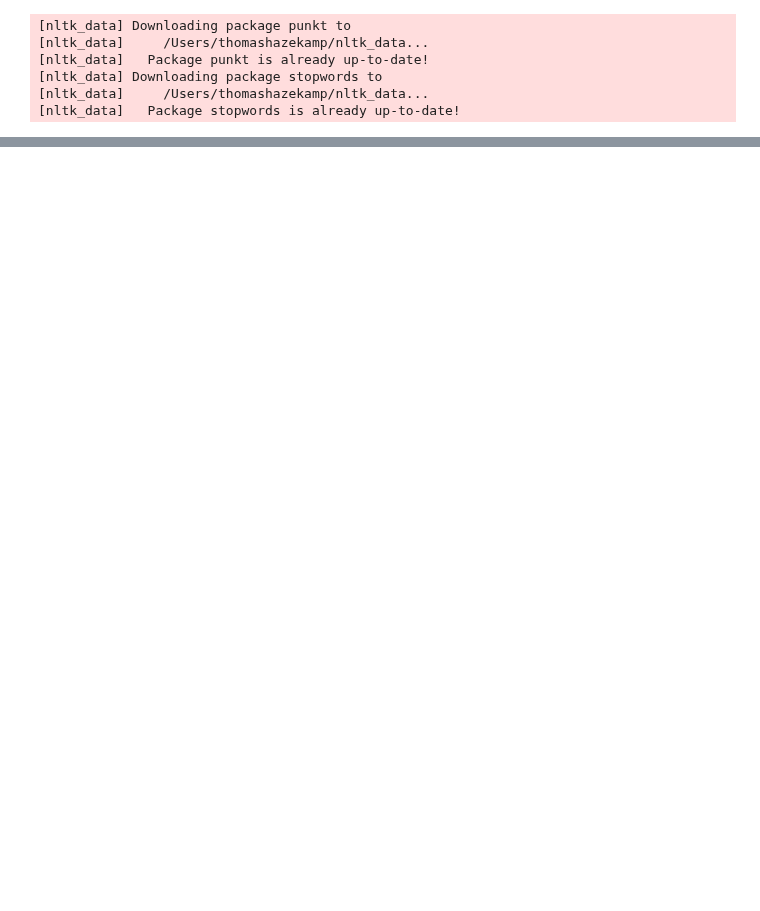
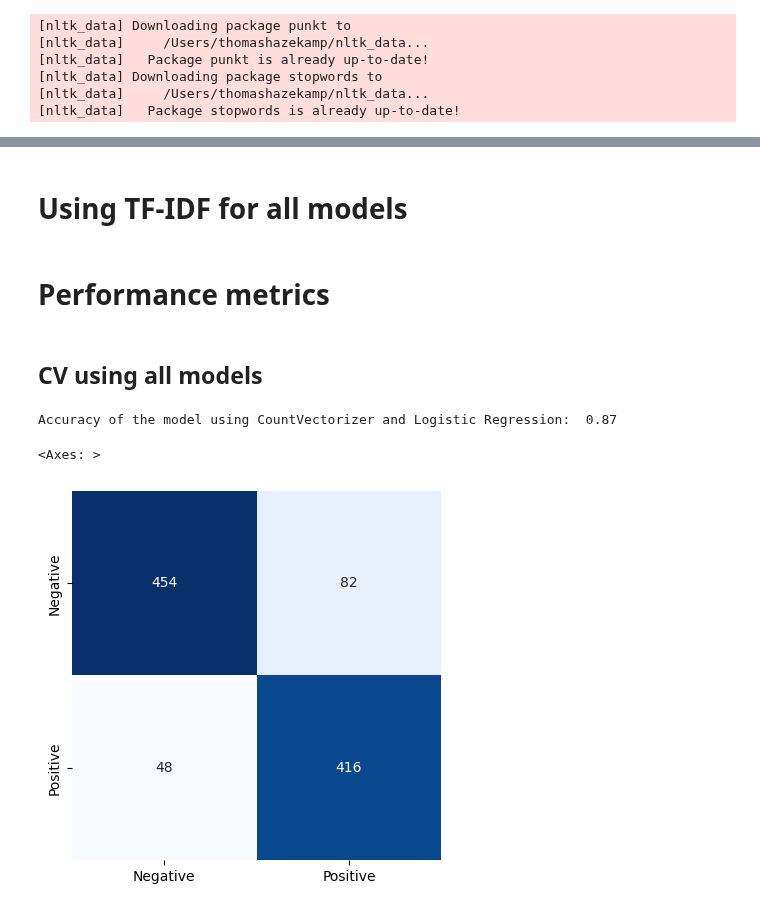
Before and after one commit to thomashazekamp/ForkNFind, a Jupyter notebook: src/sentiment_analysis/ipynb_documentation_testing_cleaning_files/yelp_testing_doc_sentiment_analysis.ipynb, the cells around one changed output, grey strips where cells are left out. Saved outputs shown, nothing was run; the diff lists cells and outputs as text; code cells hidden in the pictures; blank space fills up the shorter version.

```diff
--- a/src/sentiment_analysis/ipynb_documentation_testing_cleaning_files/yelp_testing_doc_sentiment_analysis.ipynb
+++ b/src/sentiment_analysis/ipynb_documentation_testing_cleaning_files/yelp_testing_doc_sentiment_analysis.ipynb
@@ -268,0 +287,5 @@ def fit_tfidf(text_corpus):
+# %%
+from sklearn.model_selection import train_test_split
+import random
+
+x_train, x_test, y_train, y_test = train_test_split(x, y, random_state=0, train_size=0.8)
@@ -268,0 +328,13 @@ def fit_tfidf(text_corpus):
+# %%
+cv = fit_cv(x_train) # only fit on the training data
+x_train_cv = cv.transform(x_train) # transform the training data
+x_test_cv = cv.transform(x_test) # transform the testing data
+
+
+model_lr_cv = fit_lr(x_train_cv, y_train) # fit the model on the training data ### logistic regression
+model_nb_cv = fit_nb(x_train_cv, y_train) # fit the model on the training data ### naive bayes
+model_svm_cv = fit_svm(x_train_cv, y_train) # fit the model on the training data ### support vector machine
+model_rf_cv = fit_rf(x_train_cv, y_train) # fit the model on the training data ### random forest
+model_gbm_cv = fit_gbm(x_train_cv, y_train) # fit the model on the training data ### gradient boosting machine
+# %% [markdown]
+# Using TF-IDF for all models
@@ -268,0 +351,25 @@ def fit_tfidf(text_corpus):
+# %% [markdown]
+# Performance metrics
+# %% [markdown]
+## CV using all models
+# %%
+import seaborn as sns
+from sklearn.metrics import accuracy_score, confusion_matrix
+
+y_predict_lr_cv = model_lr_cv.predict(x_test_cv)
+y_predict_nb_cv = model_nb_cv.predict(x_test_cv)
+y_predict_svm_cv = model_svm_cv.predict(x_test_cv)
+y_predict_rf_cv = model_rf_cv.predict(x_test_cv)
+y_predict_gbm_cv = model_gbm_cv.predict(x_test_cv)
+
+### CV - Logistic Regression
+
+print("Accuracy of the model using CountVectorizer and Logistic Regression: ", accuracy_score(y_test, y_predict_lr_cv))
+
+conf_matrix_lr_cv = confusion_matrix(y_test, y_predict_lr_cv)
+
+sns.heatmap(conf_matrix_lr_cv, square=True, annot=True, cmap='Blues', fmt='d', cbar=False, xticklabels=['Negative', 'Positive'], yticklabels=['Negative', 'Positive'])
+# %% [output]
+Accuracy of the model using CountVectorizer and Logistic Regression:  0.87
+<Axes: >
+[figure, added]
```
Also changed, not shown: parts of 28 cells of this notebook.
